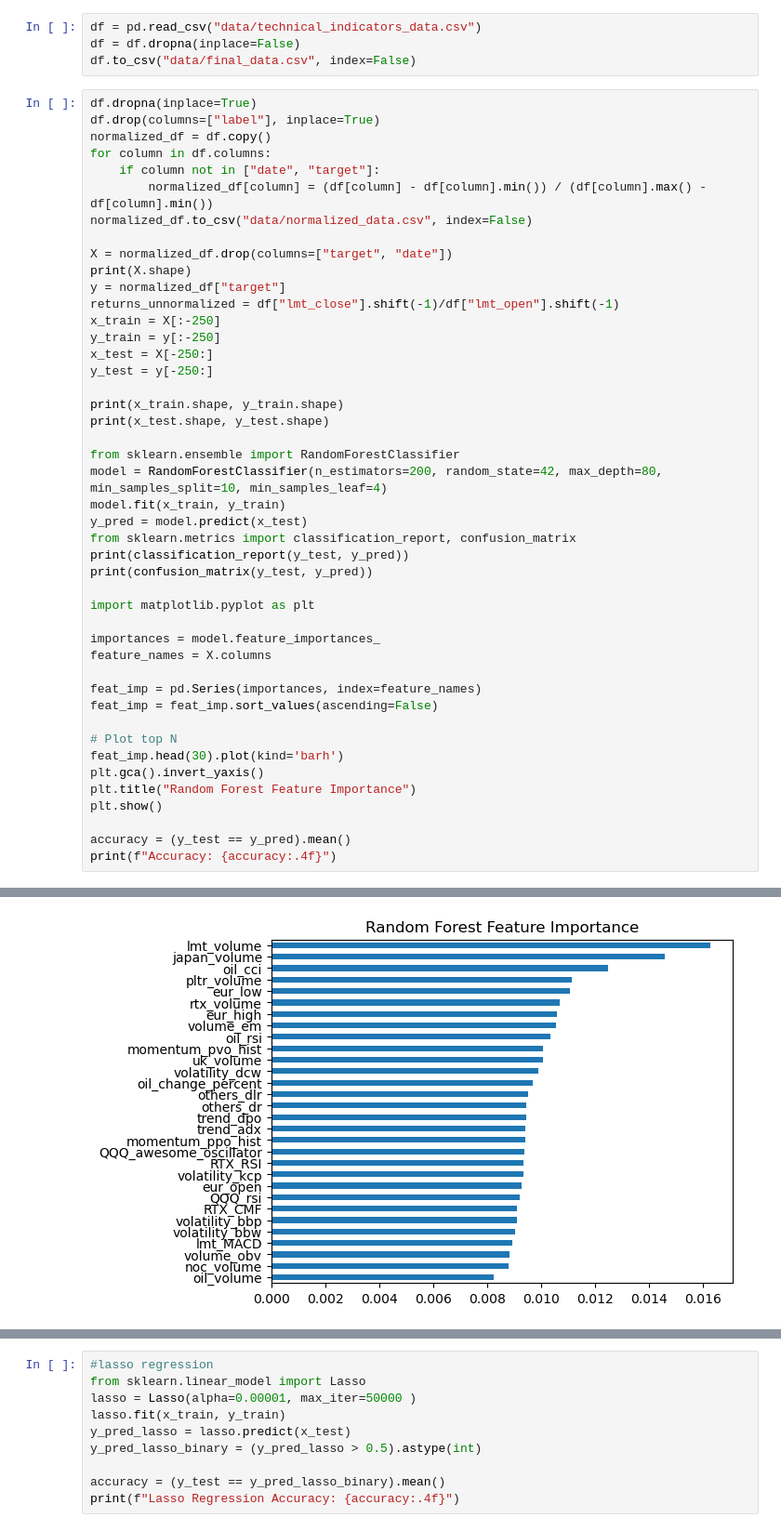
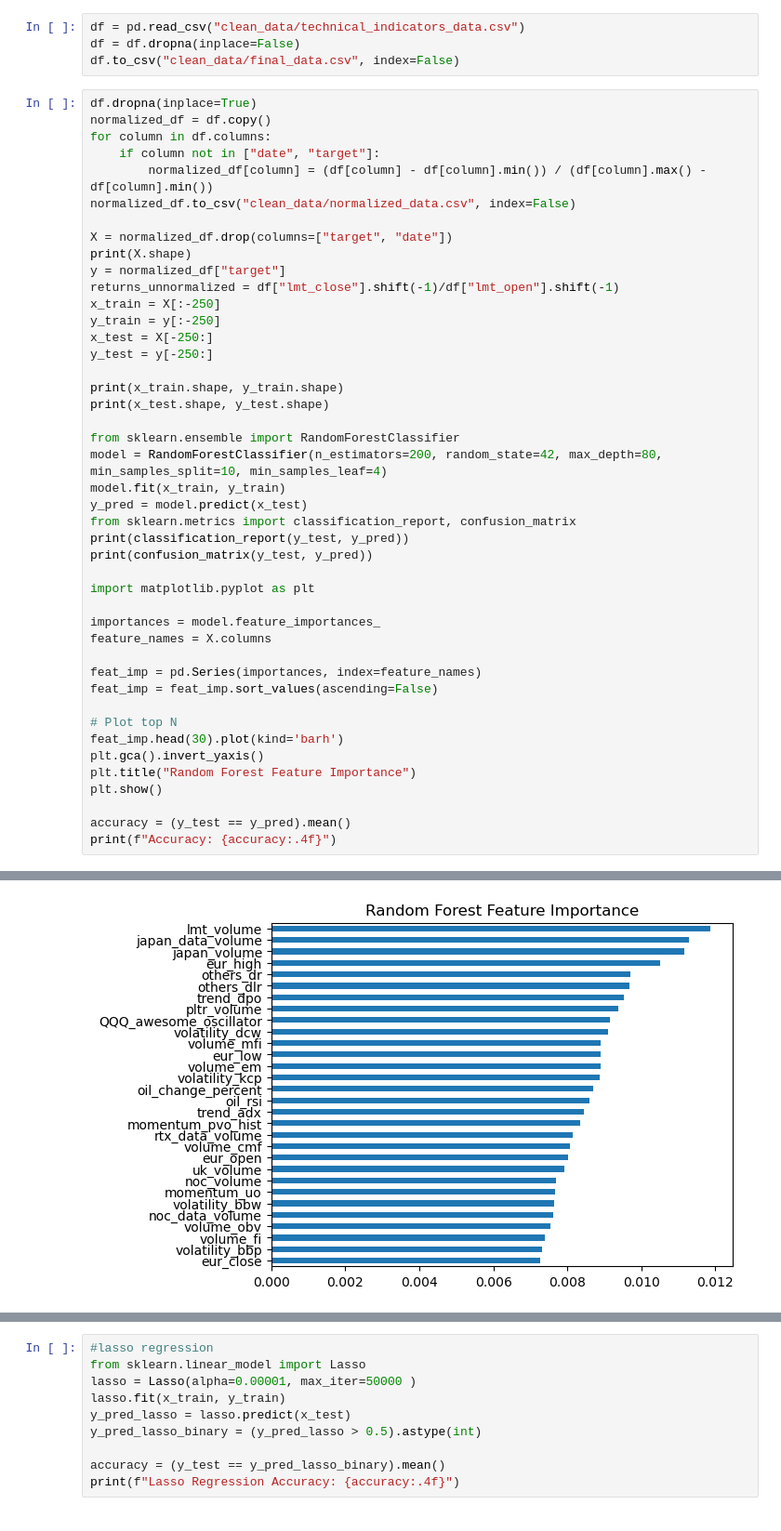
Before and after one commit to GrantThurman/stock-price-predictor, a Jupyter notebook: feature_engineering.ipynb, the cells around one changed output, grey strips where cells are left out. Shown at 93% size. Drawn from its saved outputs; the diff is of its cells as text.

```diff
--- a/feature_engineering.ipynb
+++ b/feature_engineering.ipynb
@@ -27,15 +27,14 @@ df.to_csv("data/technical_indicators_data.csv", index=False)
 # %%
-df = pd.read_csv("data/technical_indicators_data.csv")
+df = pd.read_csv("clean_data/technical_indicators_data.csv")
 df = df.dropna(inplace=False)
-df.to_csv("data/final_data.csv", index=False)
+df.to_csv("clean_data/final_data.csv", index=False)
 # %%
 df.dropna(inplace=True)
-df.drop(columns=["label"], inplace=True)
 normalized_df = df.copy()
 for column in df.columns:
     if column not in ["date", "target"]:
         normalized_df[column] = (df[column] - df[column].min()) / (df[column].max() - df[column].min())
-normalized_df.to_csv("data/normalized_data.csv", index=False)
+normalized_df.to_csv("clean_data/normalized_data.csv", index=False)
 
 X = normalized_df.drop(columns=["target", "date"])
 print(X.shape)
@@ -91 +90 @@ weighted avg       0.53      0.52      0.52       250
-[figure, old version]
+[figure, new version]
```
Also changed, not shown: parts of 7 cells of this notebook, 2 other files.
